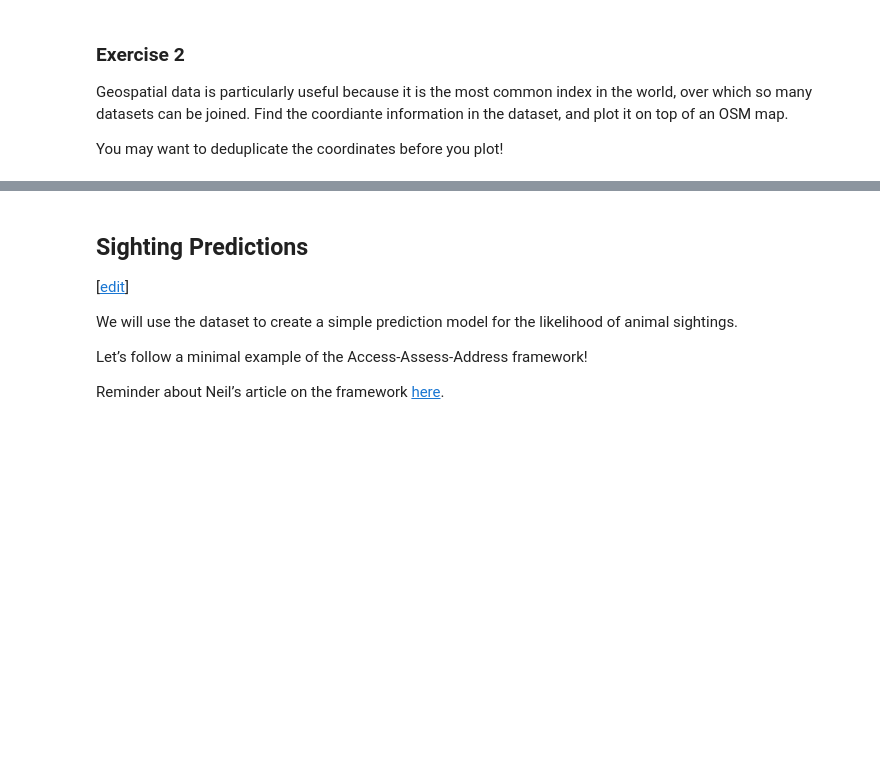
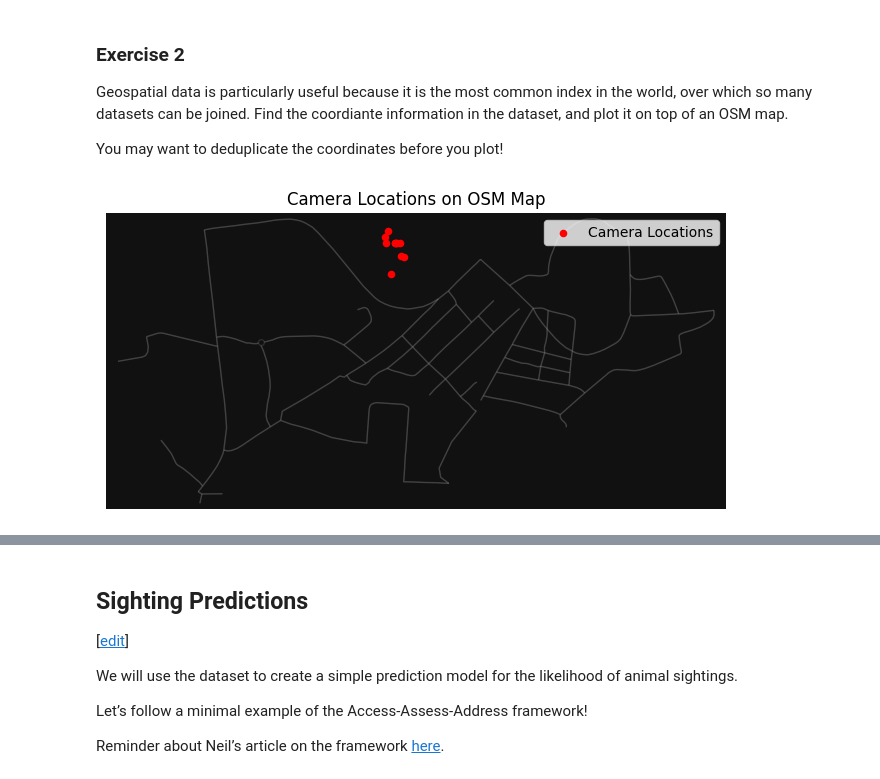
Before and after one commit to Paul-Bett/MLFC, a Jupyter notebook: _notebooks/practicals/03-dataset-joining-practical.ipynb, the cells around one changed output, grey strips where cells are left out. Saved outputs shown, nothing was run; the diff lists cells and outputs as text; code cells hidden in the pictures; blank space fills up the shorter version.

```diff
--- a/_notebooks/practicals/03-dataset-joining-practical.ipynb
+++ b/_notebooks/practicals/03-dataset-joining-practical.ipynb
@@ -137,0 +139,38 @@ You may want to deduplicate the coordinates before you plot!
+# %%
+# Write your answer to Exercise 2 here
+import pandas as pd
+import osmnx as ox
+import matplotlib.pyplot as plt
+import warnings
+import math
+warnings.filterwarnings("ignore", category=FutureWarning, module='osmnx')
+
+# Load the dataset
+porini_file = 'camera_trap_dataset_annotation.xlsx'
+porini_df = pd.read_excel(porini_file)
+
+
+# Get unique coordinates
+unique_coords = porini_df[['Latitude', 'Longitude']].drop_duplicates().dropna()
+
+# Create a GeoDataFrame from the unique coordinates
+# Using geopandas might be needed here, but let's try plotting directly on the graph for now
+# gdf = gpd.GeoDataFrame(unique_coords, geometry=gpd.points_from_xy(unique_coords.Longitude, unique_coords.Latitude))
+
+
+# Get a graph around the central point of the cameras
+# Using the mean of the unique coordinates for the central point
+center_lat, center_lon = unique_coords.mean().tolist()
+G = ox.graph_from_point((center_lat, center_lon), dist=1000, network_type='drive')
+
+# Plot the graph
+fig, ax = ox.plot_graph(G, show=False, close=False, filepath=None, dpi=300, bbox=None, save=False, edge_color='#999999', edge_alpha=0.2, node_size=0)
+
+# Plot the camera locations on the map
+ax.scatter(unique_coords['Longitude'], unique_coords['Latitude'], color='red', s=20, label='Camera Locations')
+
+plt.title("Camera Locations on OSM Map")
+plt.legend()
+plt.show()
+# %% [output]
+[figure, added]
```
Also changed, not shown: parts of 5 cells of this notebook.
